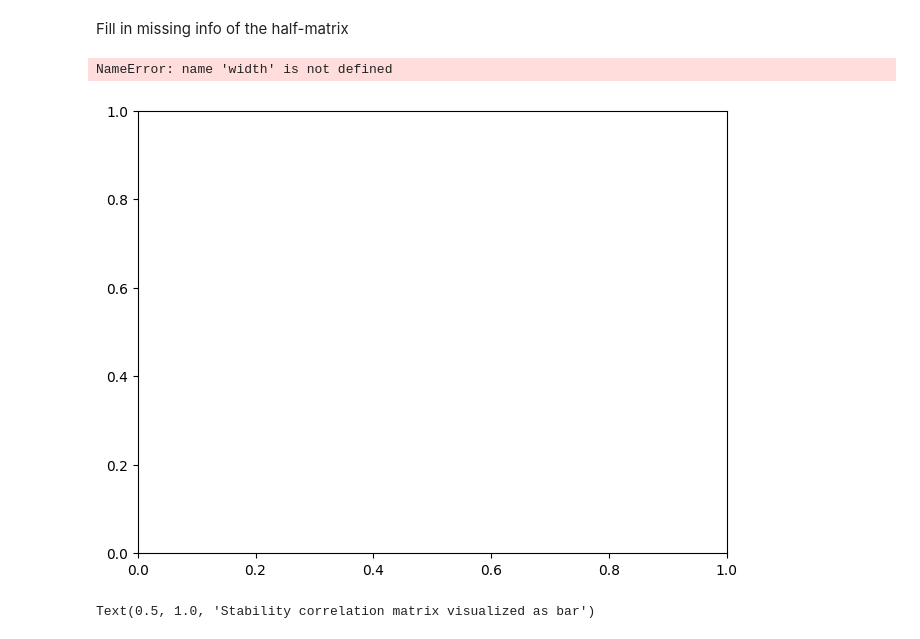
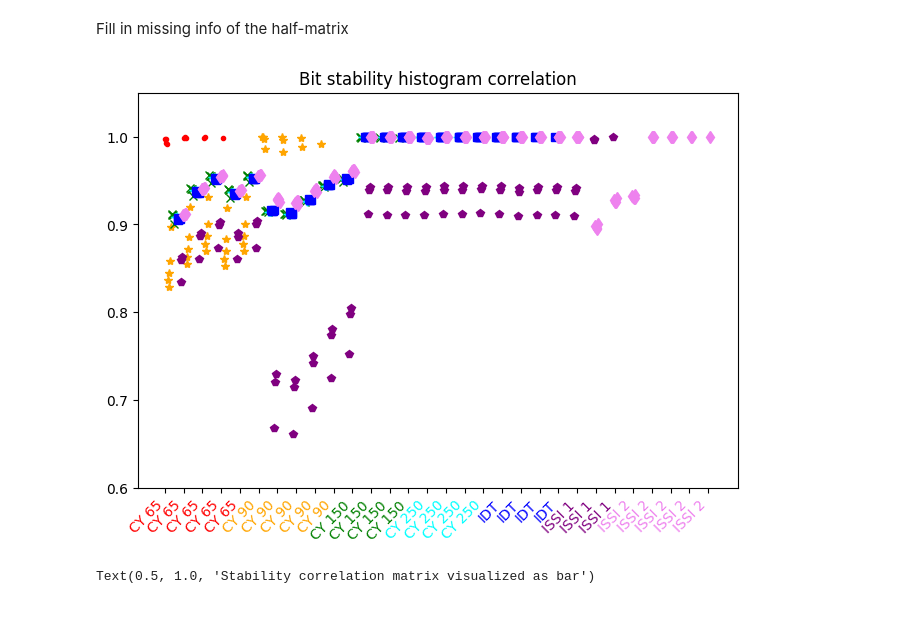
Before and after one commit to ihalseide/sram-fingerprint, a Jupyter notebook: analysis/izak_notebook.ipynb, the cells around one changed output. Cells and saved outputs as stored; diff of their text form; code cells hidden in the pictures.

```diff
--- a/analysis/izak_notebook.ipynb
+++ b/analysis/izak_notebook.ipynb
@@ -2479,43 +2479,44 @@ import matplotlib.pyplot as plt
 labels = list(labeled_files_votes[:, 0])
 xs = np.arange(len(labels))
 fig, ax = plt.subplots(layout='constrained')
-width = 1
+width = 0.2
 
 symbols = {
     "CY 65": ".",
     "CY 90": "*",
     "CY 150": "x",
     "CY 250": "+",
     "IDT": "s",
     "ISSI 1": "p",
     "ISSI 2": "d",
 }
 
 colors = {
     "CY 65": "red",
     "CY 90": "orange",
     "CY 150": "green",
     "CY 250": "cyan",
     "IDT": "blue",
     "ISSI 1": "purple",
     "ISSI 2": "violet",
 }
 
 for i, label in enumerate(labels):
     # ax.bar(xs*5 + width * i, c_mat[i], width=width, label=label)
     symbol = symbols[label]
     color = colors[label]
     ax.plot(xs*5 + width * i, c_mat[i], symbol, color=color, label=label)
 
 ax.set_xticks(xs*5 + width, labels)
 ax.set_xticklabels(ax.get_xticklabels(), rotation=45, ha='right')
 # ax.legend(ncols=5)
-ax.set_ylim(0.4, 1.05)
-ax.set_title("Stability correlation matrix visualized as plot")
-ax.tick_params(axis='x', labelcolor=colors.values())
+ax.set_ylim(0.6, 1.05)
+ax.set_title("Bit stability histogram correlation")
+
+for i, label in enumerate(ax.xaxis.get_ticklabels()):
+    label.set_color(colors[label.get_text()])
 # %% [output]
-NameError: name 'width' is not defined
-[figure, old version]
+[figure, new version]
 # %%
 labels = list(labeled_files_votes[:, 0])
 xs = np.arange(len(labels))
```
Also changed, not shown: parts of 5 cells of this notebook.
